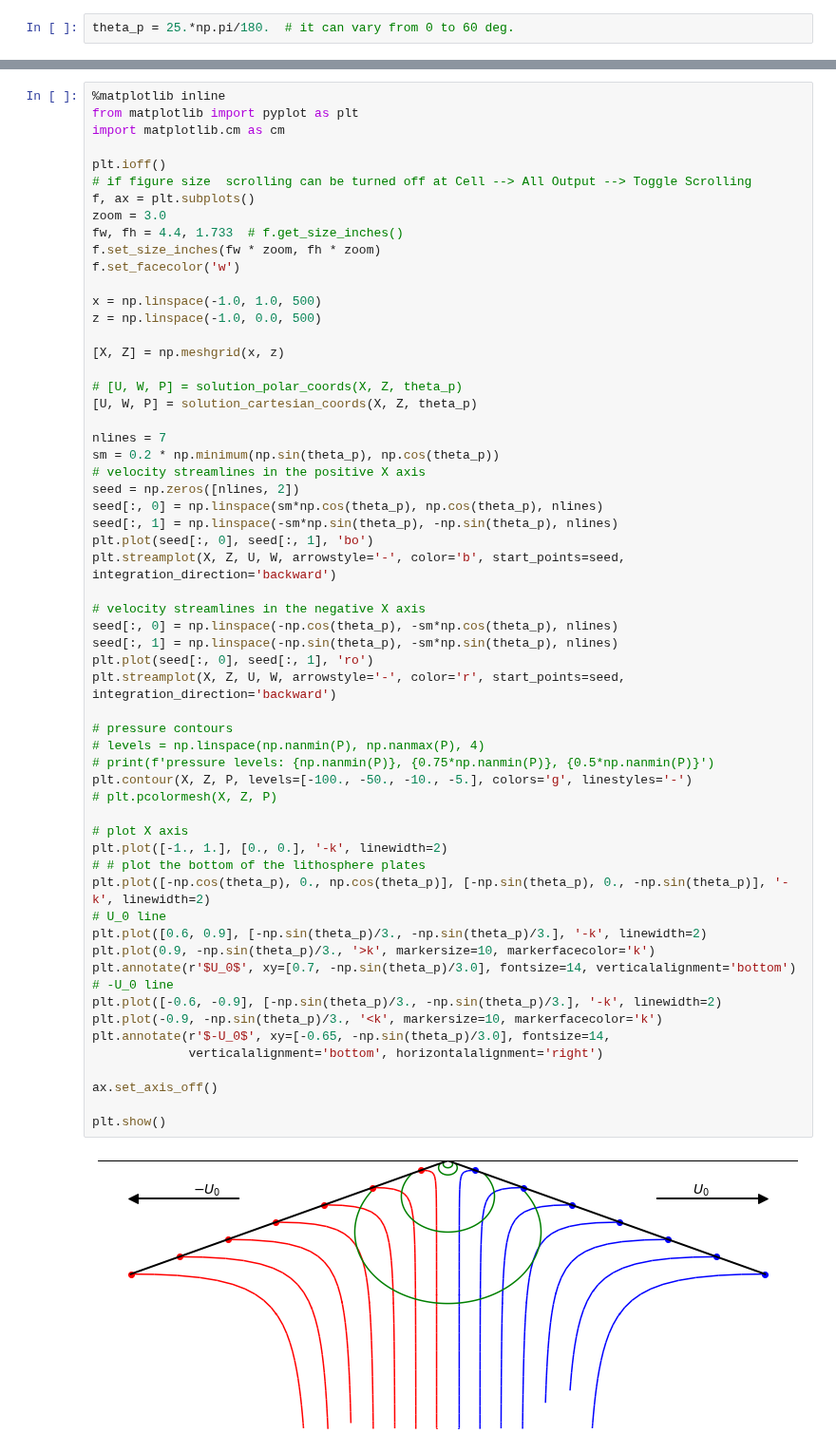
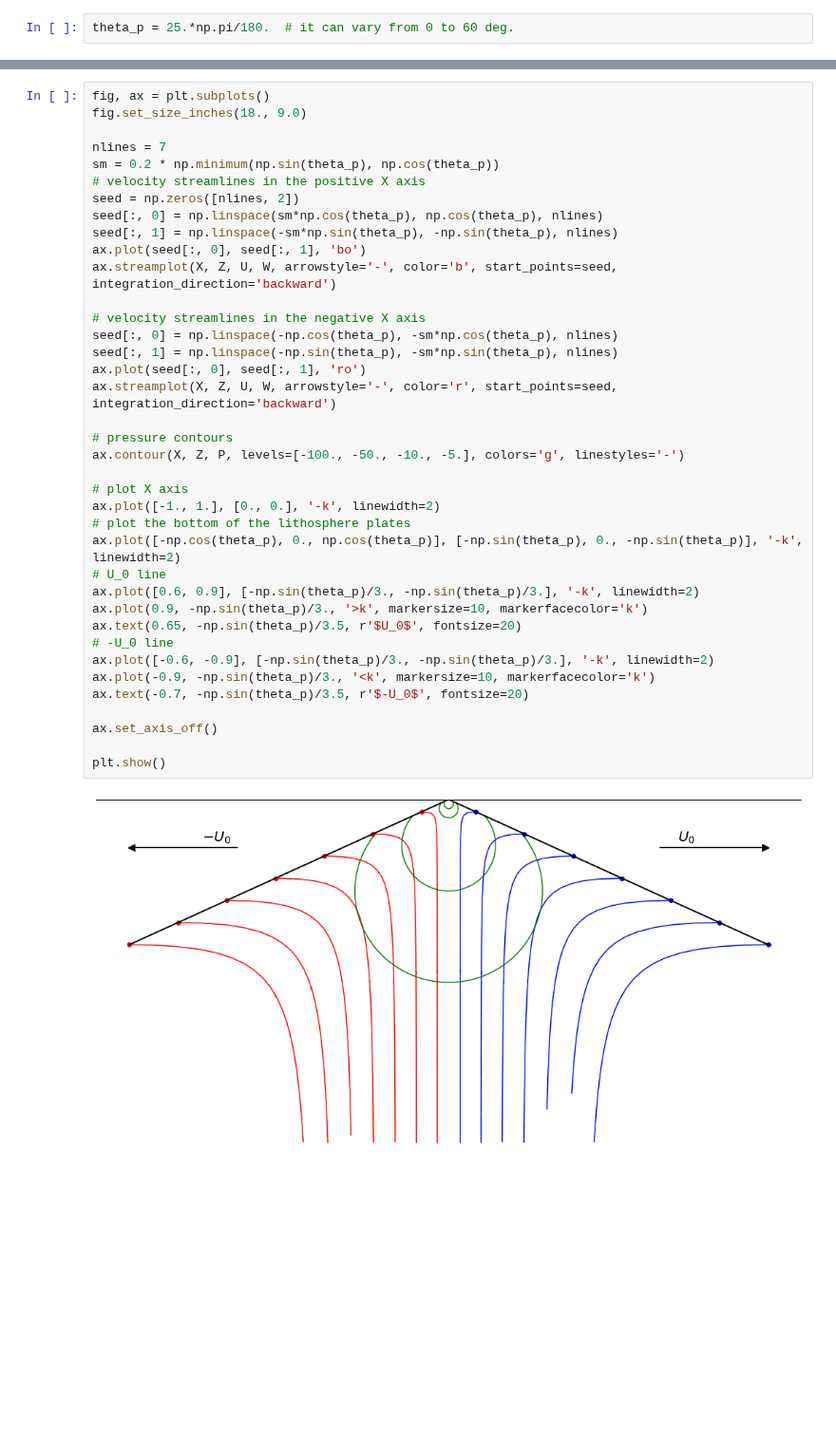
Before and after one commit to FoaLab/partially-molten-rock-PUP, a Jupyter notebook: content/ch03.ipynb, the cells around one changed output, grey strips where cells are left out. Shown at 95% size. Drawn from its saved outputs; the diff is of its cells as text; blank space fills up the shorter version.

```diff
--- a/content/ch03.ipynb
+++ b/content/ch03.ipynb
@@ -105,61 +133,40 @@ Streamlines of the velocity and contours of the pressure from \eqref{eq:one-phas
 # %%
-%matplotlib inline
-from matplotlib import pyplot as plt
-import matplotlib.cm as cm
-
-plt.ioff()
-# if figure size  scrolling can be turned off at Cell --> All Output --> Toggle Scrolling
-f, ax = plt.subplots()
-zoom = 3.0
-fw, fh = 4.4, 1.733  # f.get_size_inches()
-f.set_size_inches(fw * zoom, fh * zoom)
-f.set_facecolor('w')
-
-x = np.linspace(-1.0, 1.0, 500)
-z = np.linspace(-1.0, 0.0, 500)
-
-[X, Z] = np.meshgrid(x, z)
-
-# [U, W, P] = solution_polar_coords(X, Z, theta_p)
-[U, W, P] = solution_cartesian_coords(X, Z, theta_p)
+fig, ax = plt.subplots()
+fig.set_size_inches(18., 9.0)
 
 nlines = 7
 sm = 0.2 * np.minimum(np.sin(theta_p), np.cos(theta_p))
 # velocity streamlines in the positive X axis
 seed = np.zeros([nlines, 2])
 seed[:, 0] = np.linspace(sm*np.cos(theta_p), np.cos(theta_p), nlines)
 seed[:, 1] = np.linspace(-sm*np.sin(theta_p), -np.sin(theta_p), nlines)
-plt.plot(seed[:, 0], seed[:, 1], 'bo')
-plt.streamplot(X, Z, U, W, arrowstyle='-', color='b', start_points=seed, integration_direction='backward')
+ax.plot(seed[:, 0], seed[:, 1], 'bo')
+ax.streamplot(X, Z, U, W, arrowstyle='-', color='b', start_points=seed, integration_direction='backward')
 
 # velocity streamlines in the negative X axis
 seed[:, 0] = np.linspace(-np.cos(theta_p), -sm*np.cos(theta_p), nlines)
 seed[:, 1] = np.linspace(-np.sin(theta_p), -sm*np.sin(theta_p), nlines)
-plt.plot(seed[:, 0], seed[:, 1], 'ro')
-plt.streamplot(X, Z, U, W, arrowstyle='-', color='r', start_points=seed, integration_direction='backward')
+ax.plot(seed[:, 0], seed[:, 1], 'ro')
+ax.streamplot(X, Z, U, W, arrowstyle='-', color='r', start_points=seed, integration_direction='backward')
 
 # pressure contours
-# levels = np.linspace(np.nanmin(P), np.nanmax(P), 4)
-# print(f'pressure levels: {np.nanmin(P)}, {0.75*np.nanmin(P)}, {0.5*np.nanmin(P)}')
-plt.contour(X, Z, P, levels=[-100., -50., -10., -5.], colors='g', linestyles='-')
-# plt.pcolormesh(X, Z, P)
+ax.contour(X, Z, P, levels=[-100., -50., -10., -5.], colors='g', linestyles='-')
 
 # plot X axis
-plt.plot([-1., 1.], [0., 0.], '-k', linewidth=2)
-# # plot the bottom of the lithosphere plates
-plt.plot([-np.cos(theta_p), 0., np.cos(theta_p)], [-np.sin(theta_p), 0., -np.sin(theta_p)], '-k', linewidth=2)
+ax.plot([-1., 1.], [0., 0.], '-k', linewidth=2)
+# plot the bottom of the lithosphere plates
+ax.plot([-np.cos(theta_p), 0., np.cos(theta_p)], [-np.sin(theta_p), 0., -np.sin(theta_p)], '-k', linewidth=2)
 # U_0 line
-plt.plot([0.6, 0.9], [-np.sin(theta_p)/3., -np.sin(theta_p)/3.], '-k', linewidth=2)
-plt.plot(0.9, -np.sin(theta_p)/3., '>k', markersize=10, markerfacecolor='k')
-plt.annotate(r'$U_0$', xy=[0.7, -np.sin(theta_p)/3.0], fontsize=14, verticalalignment='bottom')
+ax.plot([0.6, 0.9], [-np.sin(theta_p)/3., -np.sin(theta_p)/3.], '-k', linewidth=2)
+ax.plot(0.9, -np.sin(theta_p)/3., '>k', markersize=10, markerfacecolor='k')
+ax.text(0.65, -np.sin(theta_p)/3.5, r'$U_0$', fontsize=20)
 # -U_0 line
-plt.plot([-0.6, -0.9], [-np.sin(theta_p)/3., -np.sin(theta_p)/3.], '-k', linewidth=2)
-plt.plot(-0.9, -np.sin(theta_p)/3., '<k', markersize=10, markerfacecolor='k')
-plt.annotate(r'$-U_0$', xy=[-0.65, -np.sin(theta_p)/3.0], fontsize=14,
-             verticalalignment='bottom', horizontalalignment='right')
+ax.plot([-0.6, -0.9], [-np.sin(theta_p)/3., -np.sin(theta_p)/3.], '-k', linewidth=2)
+ax.plot(-0.9, -np.sin(theta_p)/3., '<k', markersize=10, markerfacecolor='k')
+ax.text(-0.7, -np.sin(theta_p)/3.5, r'$-U_0$', fontsize=20)
 
 ax.set_axis_off()
 
 plt.show()
 # %% [output]
-[figure, old version]
+[figure, new version]
```
Also changed, not shown: parts of 9 cells of this notebook.
